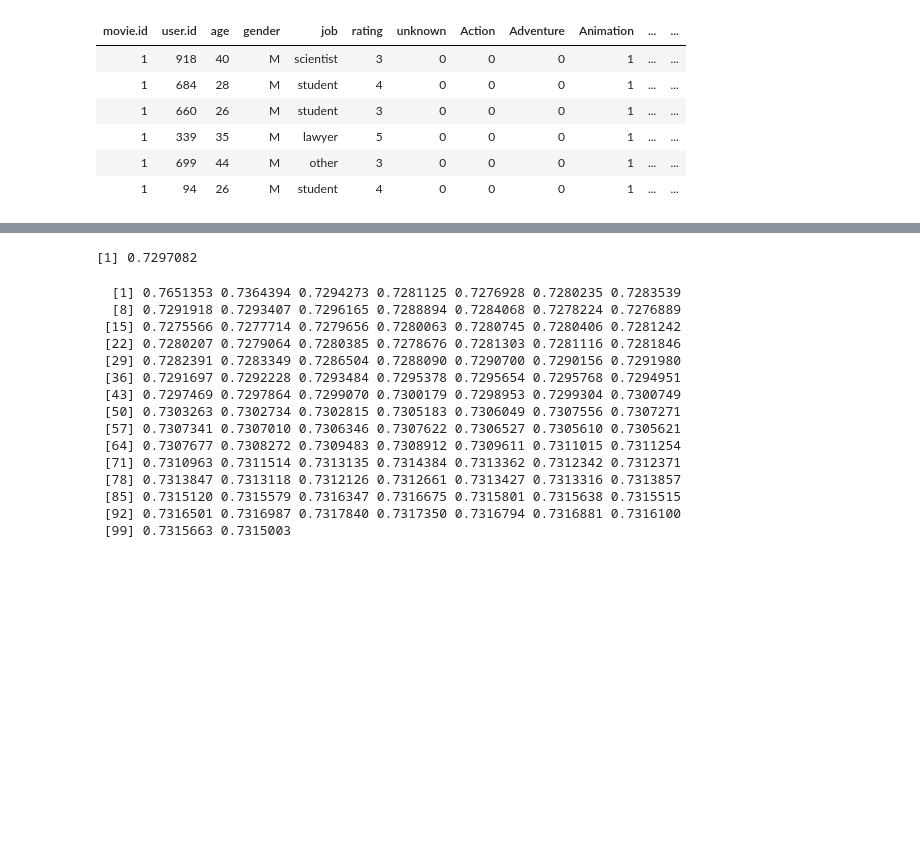
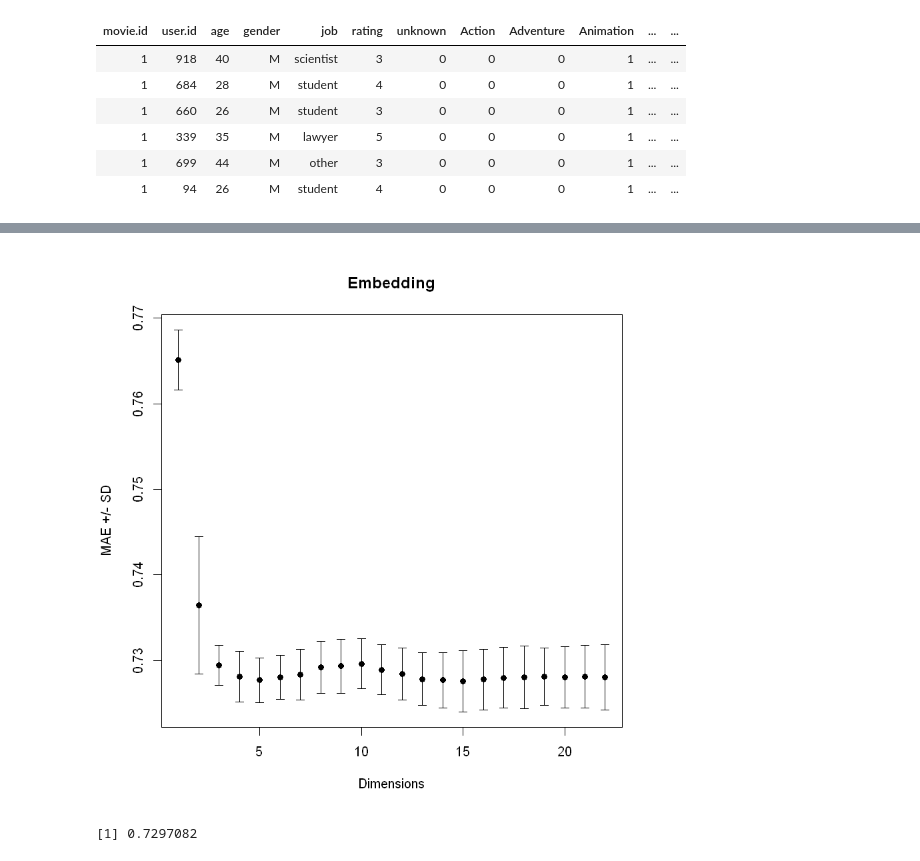
Before and after one commit to olivierp9/Recommender-System, a Jupyter notebook: projet/embed.ipynb, the cells around one changed output, grey strips where cells are left out. Drawn from its saved outputs; the diff is of its cells as text; code cells hidden in the pictures; blank space fills up the shorter version.

```diff
--- a/projet/embed.ipynb
+++ b/projet/embed.ipynb
@@ -155,22 +137,12 @@ arrows(x, avg-sdev, x, avg+sdev, length=0.05, angle=90, code=3)
+# %%
+plot(x,colMeans(to.plot),ylim=range(c(avg-sdev, avg+sdev)),pch=19, xlab="Dimensions", ylab="MAE +/- SD",
+    main="Embedding"
+)
+# hack: we draw arrows but with very special "arrowheads"
+arrows(x, avg-sdev, x, avg+sdev, length=0.05, angle=90, code=3)
+# %% [output]
+[figure, added]
 # %%
 mean(cv.c)
 # %% [output]
 [1] 0.7297082
-# %%
-avg
-# %% [output]
-  [1] 0.7651353 0.7364394 0.7294273 0.7281125 0.7276928 0.7280235 0.7283539
-  [8] 0.7291918 0.7293407 0.7296165 0.7288894 0.7284068 0.7278224 0.7276889
- [15] 0.7275566 0.7277714 0.7279656 0.7280063 0.7280745 0.7280406 0.7281242
- [22] 0.7280207 0.7279064 0.7280385 0.7278676 0.7281303 0.7281116 0.7281846
- [29] 0.7282391 0.7283349 0.7286504 0.7288090 0.7290700 0.7290156 0.7291980
- [36] 0.7291697 0.7292228 0.7293484 0.7295378 0.7295654 0.7295768 0.7294951
- [43] 0.7297469 0.7297864 0.7299070 0.7300179 0.7298953 0.7299304 0.7300749
- [50] 0.7303263 0.7302734 0.7302815 0.7305183 0.7306049 0.7307556 0.7307271
- [57] 0.7307341 0.7307010 0.7306346 0.7307622 0.7306527 0.7305610 0.7305621
- [64] 0.7307677 0.7308272 0.7309483 0.7308912 0.7309611 0.7311015 0.7311254
- [71] 0.7310963 0.7311514 0.7313135 0.7314384 0.7313362 0.7312342 0.7312371
- [78] 0.7313847 0.7313118 0.7312126 0.7312661 0.7313427 0.7313316 0.7313857
- [85] 0.7315120 0.7315579 0.7316347 0.7316675 0.7315801 0.7315638 0.7315515
- [92] 0.7316501 0.7316987 0.7317840 0.7317350 0.7316794 0.7316881 0.7316100
- [99] 0.7315663 0.7315003
```
Also changed, not shown: parts of 2 cells of this notebook, 42 other files.
